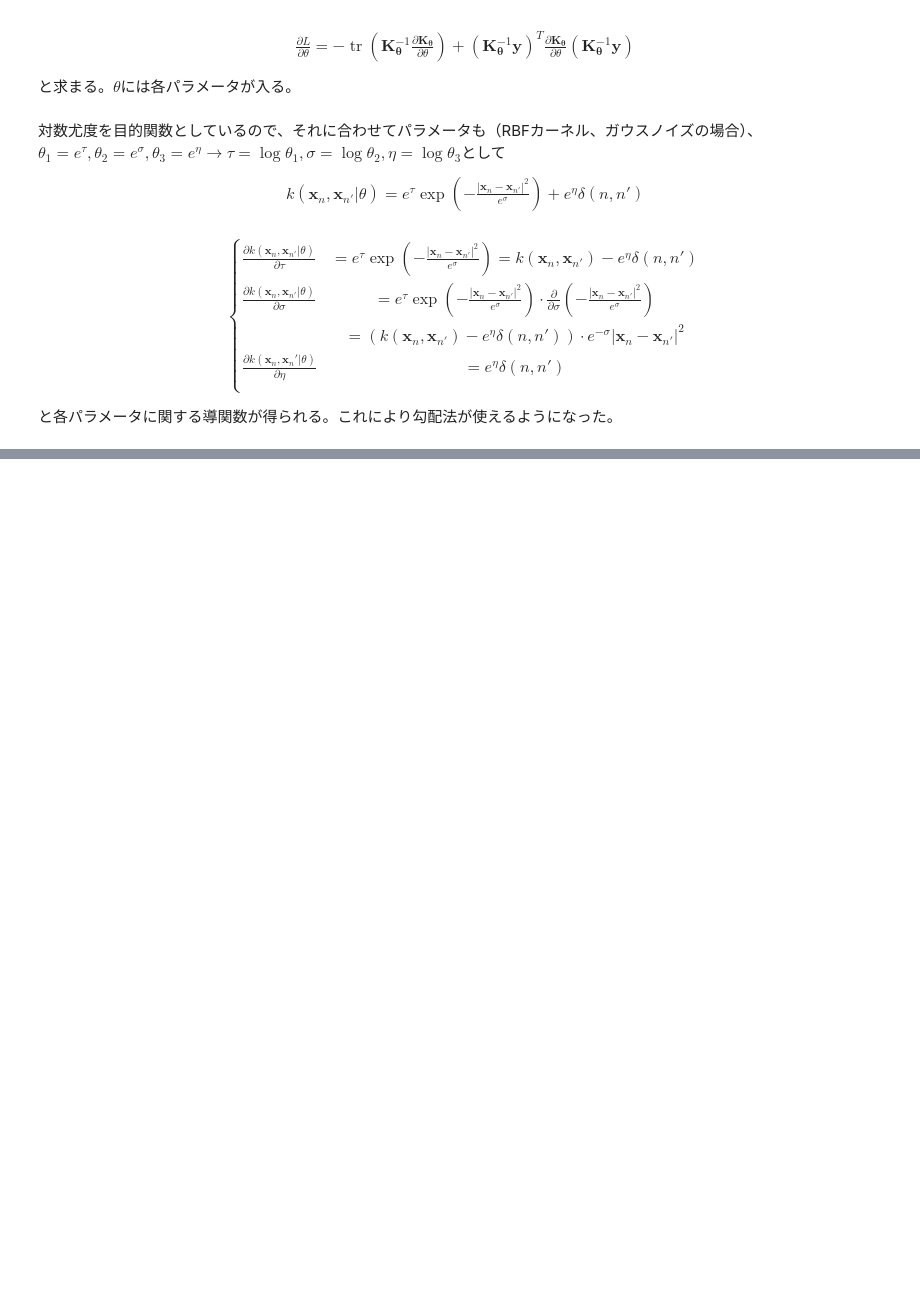
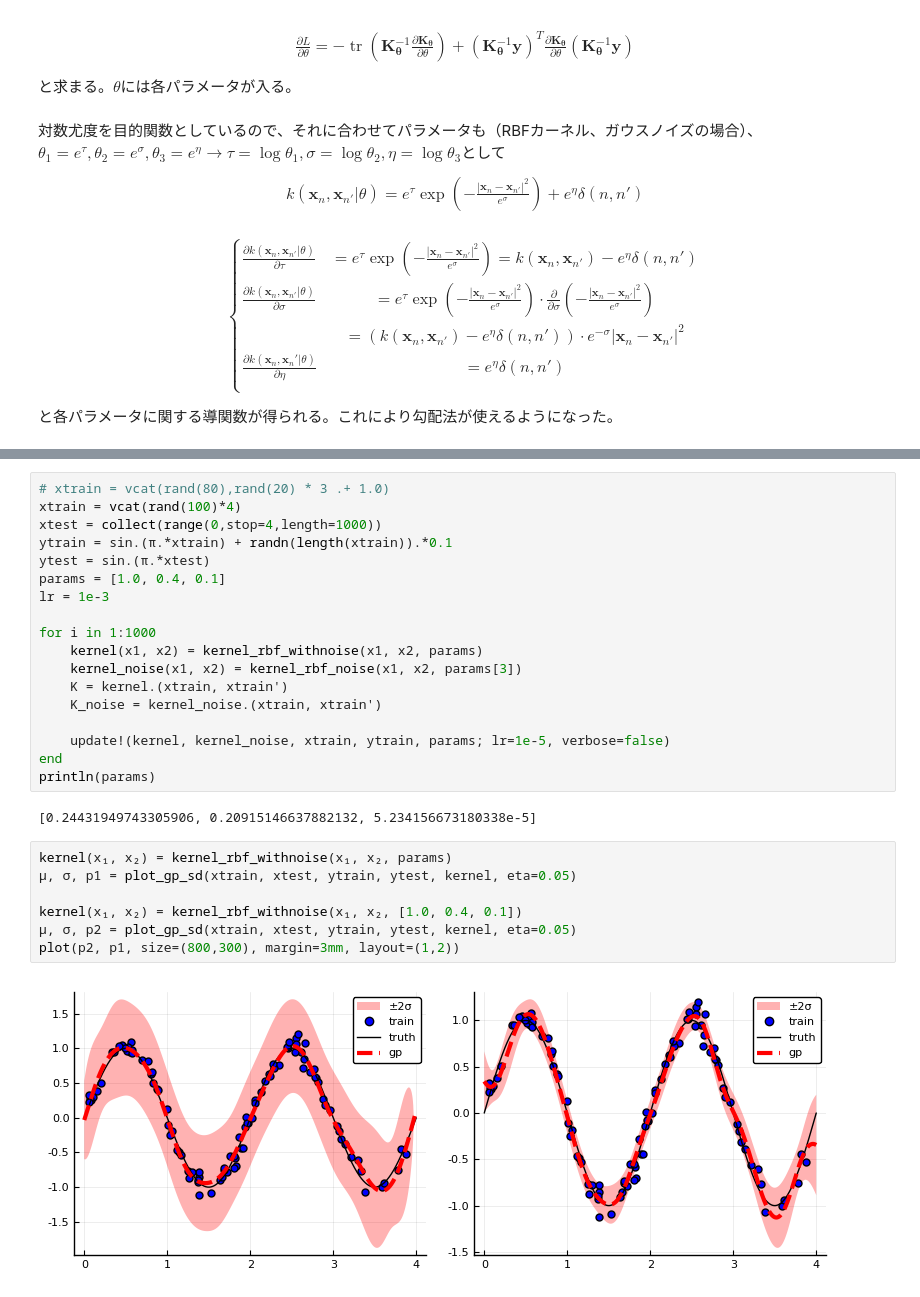
Before and after one commit to sunbluesome/sunbluesome.github.io, a Jupyter notebook: GaussianProcess/chap3.ipynb, the cells around one changed output, grey strips where cells are left out. Cells and saved outputs as stored; diff of their text form; blank space fills up the shorter version.

```diff
--- a/GaussianProcess/chap3.ipynb
+++ b/GaussianProcess/chap3.ipynb
@@ -637,0 +691,29 @@ $$
+# %%
+# xtrain = vcat(rand(80),rand(20) * 3 .+ 1.0)
+xtrain = vcat(rand(100)*4)
+xtest = collect(range(0,stop=4,length=1000))
+ytrain = sin.(π.*xtrain) + randn(length(xtrain)).*0.1
+ytest = sin.(π.*xtest)
+params = [1.0, 0.4, 0.1]
+lr = 1e-3
+
+for i in 1:1000
+    kernel(x1, x2) = kernel_rbf_withnoise(x1, x2, params)
+    kernel_noise(x1, x2) = kernel_rbf_noise(x1, x2, params[3])
+    K = kernel.(xtrain, xtrain')
+    K_noise = kernel_noise.(xtrain, xtrain')
+
+    update!(kernel, kernel_noise, xtrain, ytrain, params; lr=1e-5, verbose=false)
+end
+println(params)
+# %% [output]
+[0.24431949743305906, 0.20915146637882132, 5.234156673180338e-5]
+# %%
+kernel(x₁, x₂) = kernel_rbf_withnoise(x₁, x₂, params)
+μ, σ, p1 = plot_gp_sd(xtrain, xtest, ytrain, ytest, kernel, eta=0.05)
+
+kernel(x₁, x₂) = kernel_rbf_withnoise(x₁, x₂, [1.0, 0.4, 0.1])
+μ, σ, p2 = plot_gp_sd(xtrain, xtest, ytrain, ytest, kernel, eta=0.05)
+plot(p2, p1, size=(800,300), margin=3mm, layout=(1,2))
+# %% [output]
+[figure, added]
```
Also changed, not shown: parts of 10 cells of this notebook, 5 other files.
